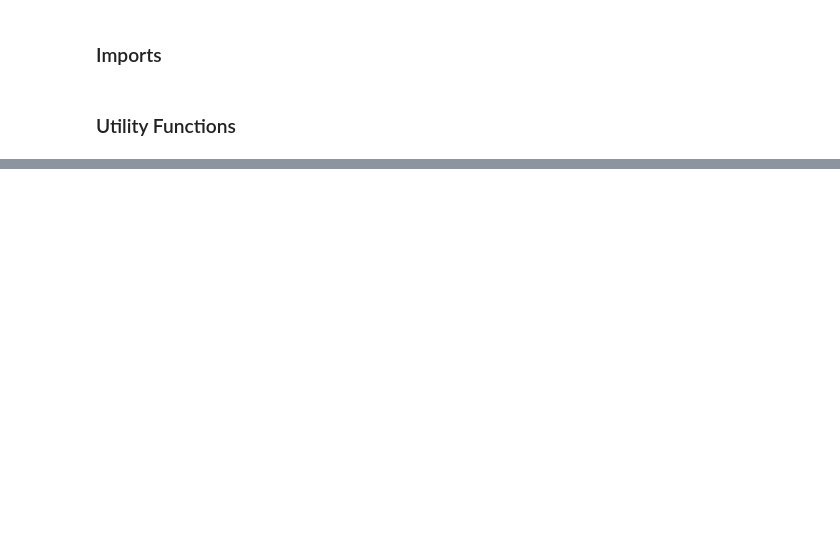
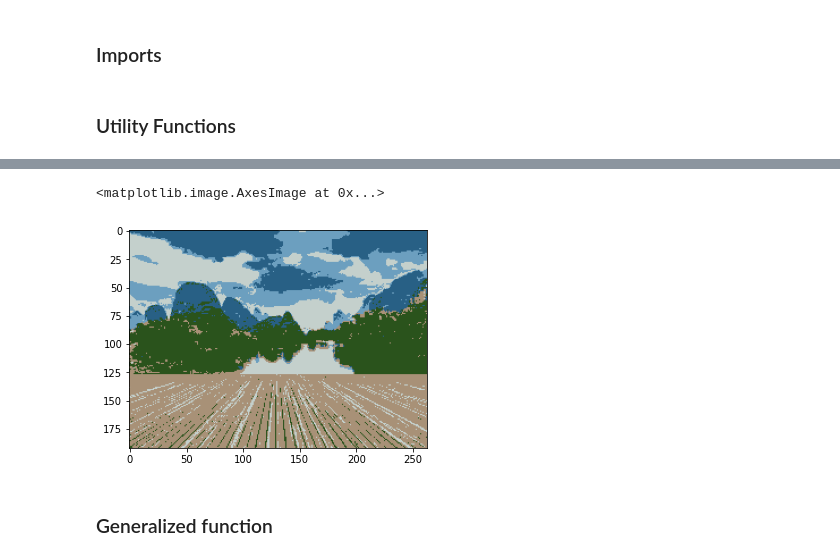
Before and after one commit to nitin12384/fyp_playground, a Jupyter notebook: Learning/Image_Processing/segmentation_1.ipynb, the cells around one changed output, grey strips where cells are left out. Saved outputs shown, nothing was run; the diff lists cells and outputs as text; code cells hidden in the pictures; blank space fills up the shorter version.

```diff
--- a/Learning/Image_Processing/segmentation_1.ipynb
+++ b/Learning/Image_Processing/segmentation_1.ipynb
@@ -42,0 +72,4 @@ def display_stacked2(img_list, title_list) :
+# %%
+# reshape for clustering
+img1_n = img1.reshape(img1.shape[0]*img1.shape[1], img1.shape[2])
+img1_n
@@ -42,0 +84,7 @@ def display_stacked2(img_list, title_list) :
+# %%
+kmeans = sklearn.cluster.KMeans(n_clusters=5, random_state=0).fit(img1_n)
+# %%
+cluster_img_n = kmeans.cluster_centers_[kmeans.labels_]
+cluster_img1 = cluster_img_n.reshape(img1.shape)
+cluster_img1 = cluster_img1.astype(np.uint8)
+cluster_img1
@@ -42,0 +109,7 @@ def display_stacked2(img_list, title_list) :
+# %%
+plt.imshow(cluster_img1)
+# %% [output]
+<matplotlib.image.AxesImage at 0x...>
+[figure, added]
+# %% [markdown]
+### Generalized function
```
Also changed, not shown: parts of 12 cells of this notebook, 2 other files.
